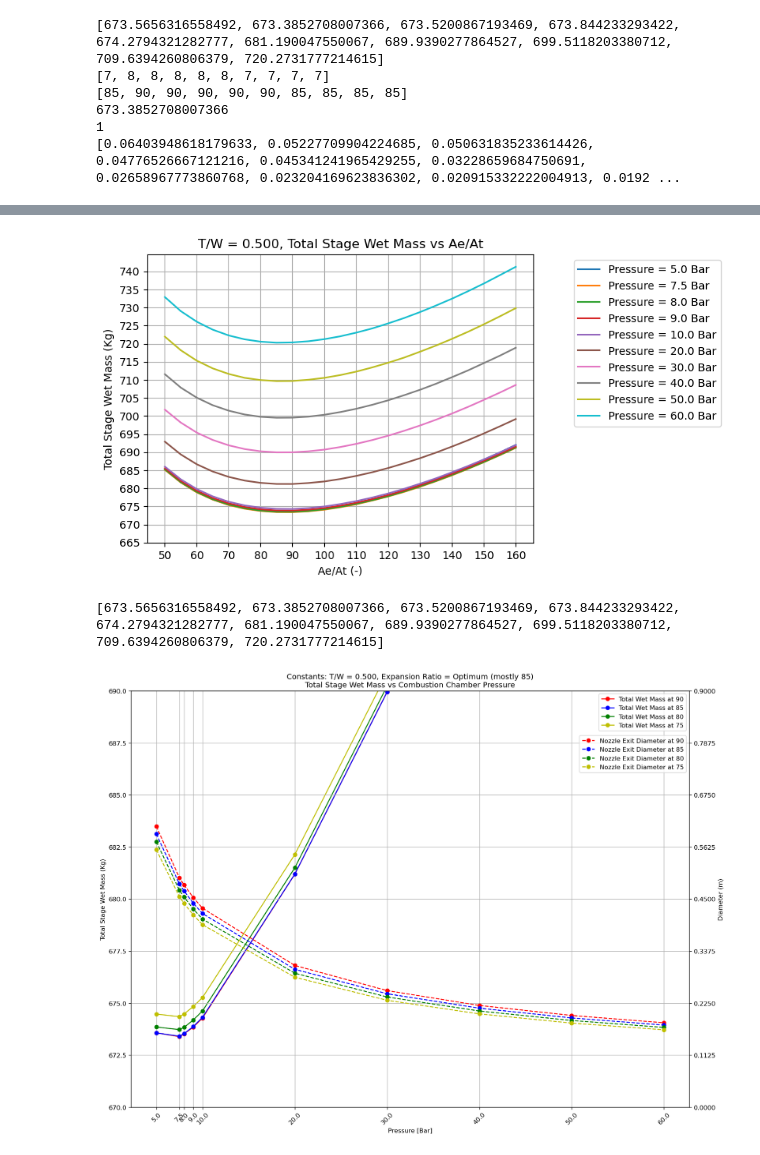
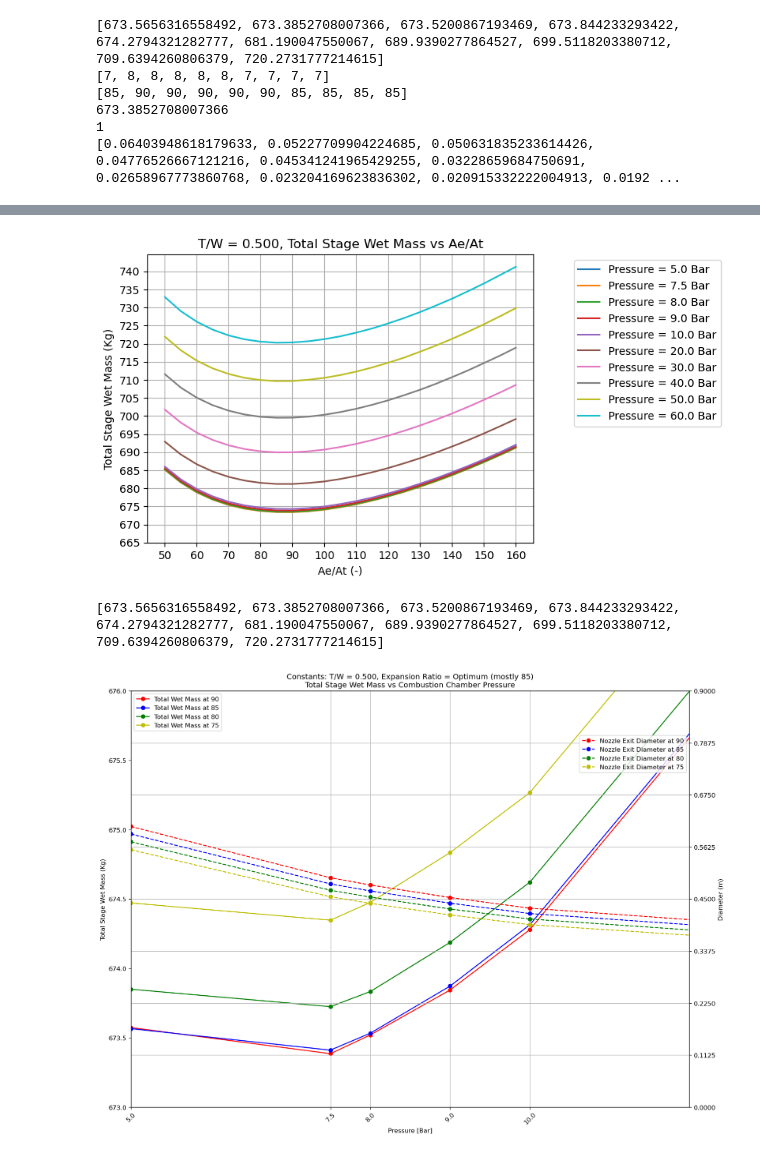
Before and after one commit to krainrpmt/Senior-Project-Electric-Turbopump, a Jupyter notebook: Pump Specification Calculator.ipynb, the cells around one changed output, grey strips where cells are left out. Drawn from its saved outputs; the diff is of its cells as text; code cells hidden in the pictures.

```diff
--- a/Pump Specification Calculator.ipynb
+++ b/Pump Specification Calculator.ipynb
@@ -1086,32 +1086,33 @@ ax.plot(np.array(Pressure_Keys)/1e5,[Rocket_Performance_Library[Pressure_Keys[i]
 ax.set_xlabel('Pressure [Bar]')
 ax.set_xticks([5,7.5,8.0,9.0,10.0,20,30,40,50,60])
 ax.tick_params(axis='x', labelrotation = 45)
 ax.set_ylabel('Total Stage Wet Mass (Kg)')
-ax.set_ylim([670,690])
+ax.set_ylim([673,676])
+ax.set_xlim([5,12])
 
 ax2 = ax.twinx()
 #ax2.plot(np.array(Pressure_Keys)/1e5, Dt, '--ok', label='Nozzle Throat Diameter')
 #ax2.plot(np.array(Pressure_Keys)/1e5, De, '--or', label='Nozzle Exit Diameter at 85')
 ax2.plot(np.array(Pressure_Keys)/1e5, np.sqrt(np.array([Rocket_Performance_Library[Pressure_Keys[i]]['dt'][8] for i in range(len(Pressure_Keys))])**2*nozzle_expansion_ratio0[8]), '--or', label=f'Nozzle Exit Diameter at {nozzle_expansion_ratio0[8]}')
 ax2.plot(np.array(Pressure_Keys)/1e5, np.sqrt(np.array([Rocket_Performance_Library[Pressure_Keys[i]]['dt'][7] for i in range(len(Pressure_Keys))])**2*nozzle_expansion_ratio0[7]), '--ob', label=f'Nozzle Exit Diameter at {nozzle_expansion_ratio0[7]}')
 ax2.plot(np.array(Pressure_Keys)/1e5, np.sqrt(np.array([Rocket_Performance_Library[Pressure_Keys[i]]['dt'][6] for i in range(len(Pressure_Keys))])**2*nozzle_expansion_ratio0[6]), '--og', label=f'Nozzle Exit Diameter at {nozzle_expansion_ratio0[6]}')
 ax2.plot(np.array(Pressure_Keys)/1e5, np.sqrt(np.array([Rocket_Performance_Library[Pressure_Keys[i]]['dt'][5] for i in range(len(Pressure_Keys))])**2*nozzle_expansion_ratio0[5]), '--oy', label=f'Nozzle Exit Diameter at {nozzle_expansion_ratio0[5]}')
 
 ax2.set_ylabel('Diameter (m)')
 ax2.set_yticks(np.linspace(0,0.90,9))
 
 plt.title('Constants: T/W = 0.500, Expansion Ratio = Optimum (mostly 85)\nTotal Stage Wet Mass vs Combustion Chamber Pressure')
 
 ax.grid(axis = 'x')
 ax2.grid()
 ax.legend()
 ax2.legend(bbox_to_anchor=(1,0.9))
 plt.show()
 # %% [output]
 [figure]
 [figure]
 [figure]
 [figure]
 [figure]
 [673.5656316558492, 673.3852708007366, 673.5200867193469, 673.844233293422, 674.2794321282777, 681.190047550067, 689.9390277864527, 699.5118203380712, 709.6394260806379, 720.2731777214615]
-[figure, old version]
+[figure, new version]
```
Also changed, not shown: 2 other files.
